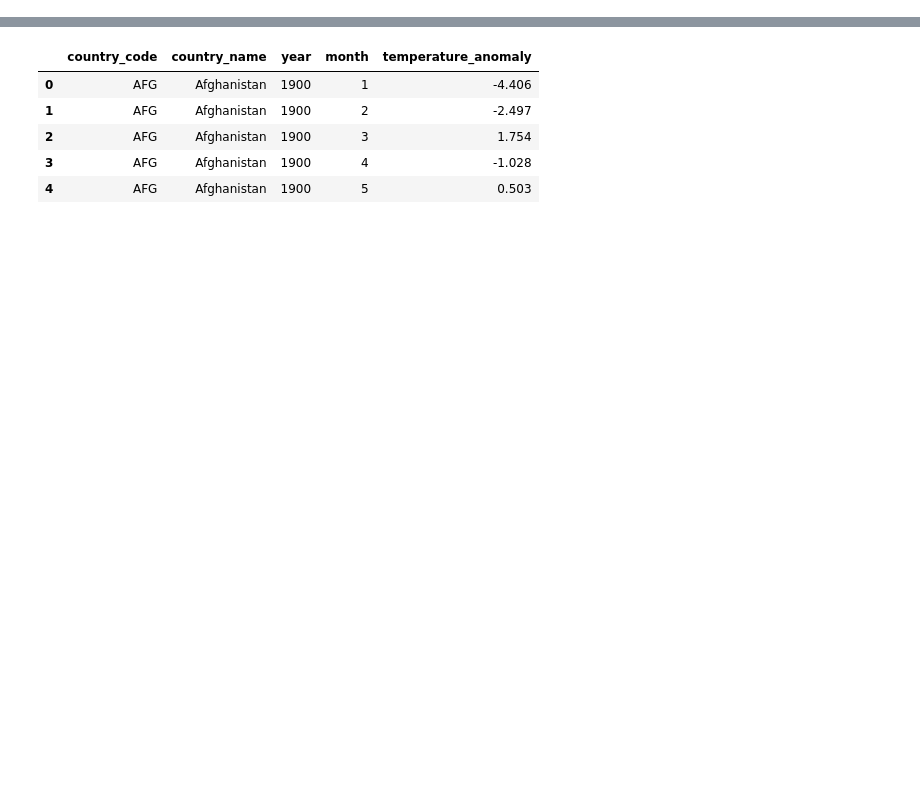
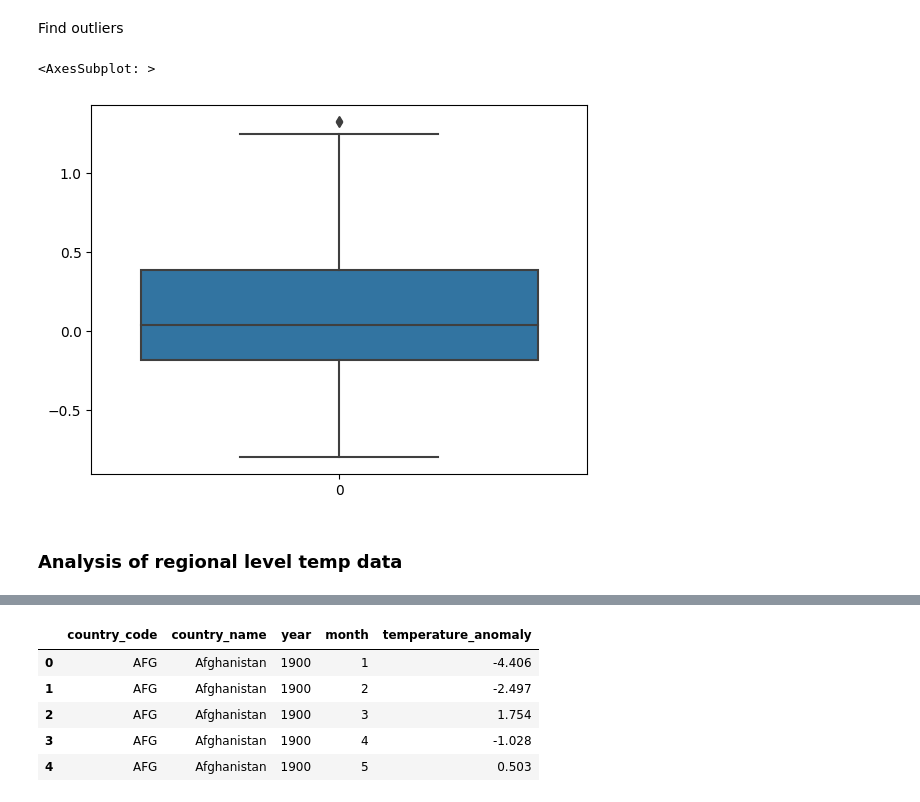
Before and after one commit to lukiwieser/natural-disasters-and-climate-change, a Jupyter notebook: temp-data-analysis-sebi.ipynb, the cells around one changed output, grey strips where cells are left out. Drawn from its saved outputs; the diff is of its cells as text; code cells hidden in the pictures; blank space fills up the shorter version.

```diff
--- a/temp-data-analysis-sebi.ipynb
+++ b/temp-data-analysis-sebi.ipynb
@@ -11,0 +56,9 @@ PATH_TEMP_LAND_REGION_FILE = "/temp-land-region.csv"
+# %% [markdown]
+Find outliers
+# %%
+sns.boxplot(temp_global['temperature_anomaly'])
+# %% [output]
+<AxesSubplot: >
+[figure, added]
+# %% [markdown]
+### Analysis of regional level temp data
```
Also changed, not shown: parts of 24 cells of this notebook, 1 other file.
